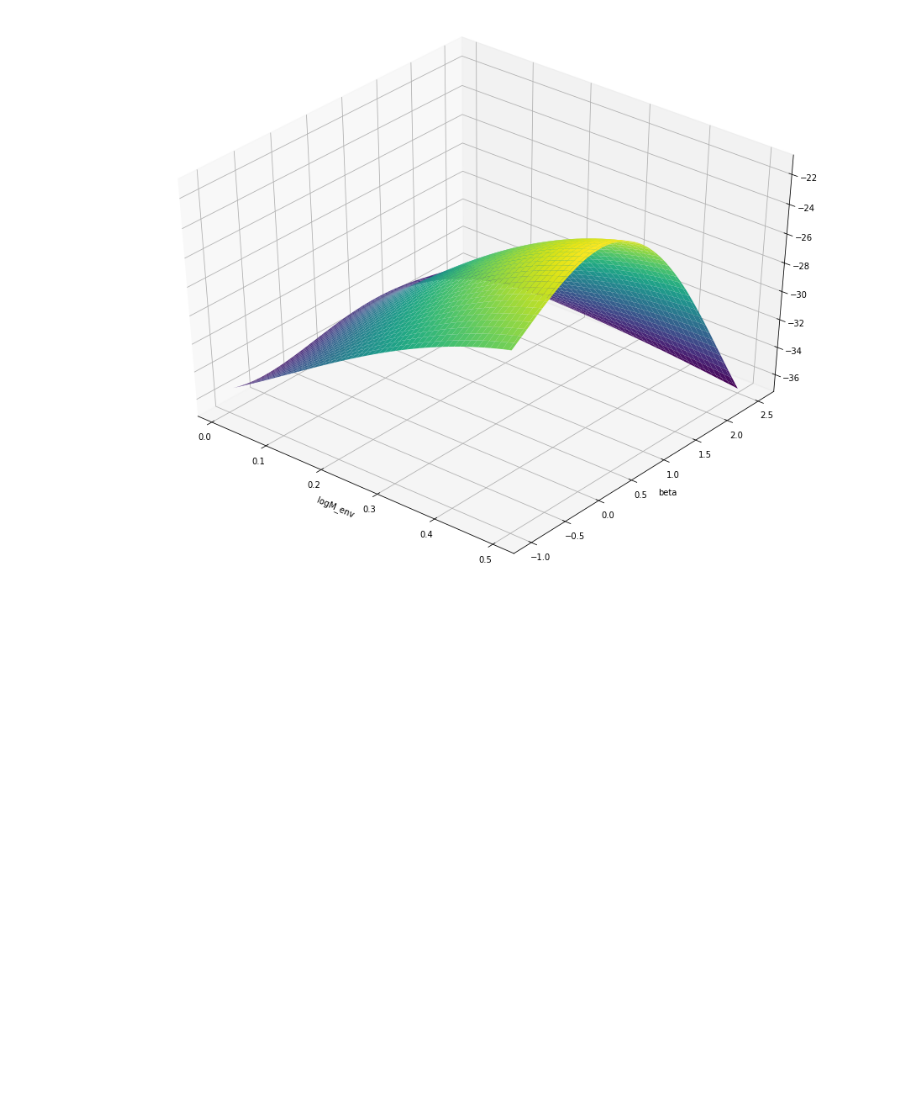
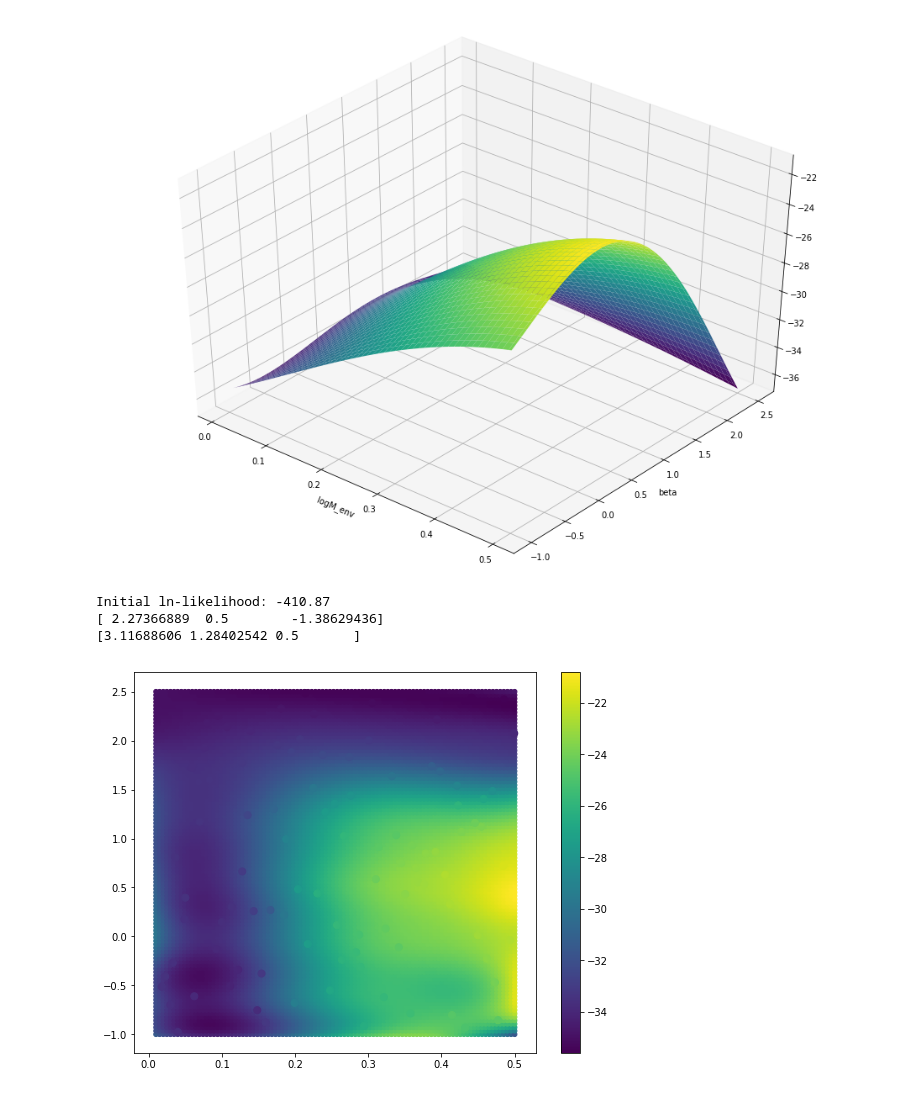
Before and after one commit to elizabethteng/crassula, a Jupyter notebook: george_2d_grid45.ipynb, the cells around one changed output. Cells and saved outputs as stored; diff of their text form; code cells hidden in the pictures; blank space fills up the shorter version.

```diff
--- a/george_2d_grid45.ipynb
+++ b/george_2d_grid45.ipynb
@@ -230,3 +231,36 @@ ax.view_init(40, 310)
 plt.show()
 # %% [output]
 [figure]
+# %%
+x=np.transpose(coords)
+yerr=0.1*w0
+#kernel = np.var(w0) * kernels.ExpSquaredKernel(0.08**2,ndim=2,axes=0)* kernels.ExpSquaredKernel(0.5**2,ndim=2,axes=1)
+kernel = np.var(w0) * kernels.PolynomialKernel(0.5,20,ndim=2,axes=0)* kernels.ExpSquaredKernel(0.5**2,ndim=2,axes=1)
+gp = george.GP(kernel)
+gp.compute(x,yerr)
+
+np.set_printoptions(suppress=True)
+print("Initial ln-likelihood: {0:.2f}".format(gp.log_likelihood(w0)))
+print(gp.get_parameter_vector())
+print(np.sqrt(np.exp(gp.get_parameter_vector())))
+
+x0pred,x1pred=np.meshgrid(np.linspace(0.01, 0.5, 100),np.linspace(-1, 2.5, 100))
+x_pred=list(map(lambda x, y:(x,y), np.ndarray.flatten(x0pred), np.ndarray.flatten(x1pred)))
+pred, pred_var = gp.predict(w0, x_pred, return_var=True)
+
+plt.figure(figsize=(9,7))
+style = dict(cmap='viridis', vmin=np.min(pred), vmax=np.max(pred))
+plt.scatter(np.array(x_pred)[:,0], np.array(x_pred)[:,1], c=pred, s=20, **style)
+plt.colorbar()
+plt.scatter(x[:, 0], x[:, 1], c=w0, s=50, **style)#,edgecolors='r')
+
+style = dict(cmap='magma', vmin=np.min(pred_var), vmax=np.max(pred_var))
+#plt.scatter(np.array(x_pred)[sample,0], np.array(x_pred)[sample,1], c=pred_var[sample], s=20, **style)
+#plt.colorbar()
+
+plt.show()
+# %% [output]
+Initial ln-likelihood: -410.87
+[ 2.27366889  0.5        -1.38629436]
+[3.11688606 1.28402542 0.5       ]
+[figure, added]
```
Also changed, not shown: parts of 8 cells of this notebook, 3 other files.
